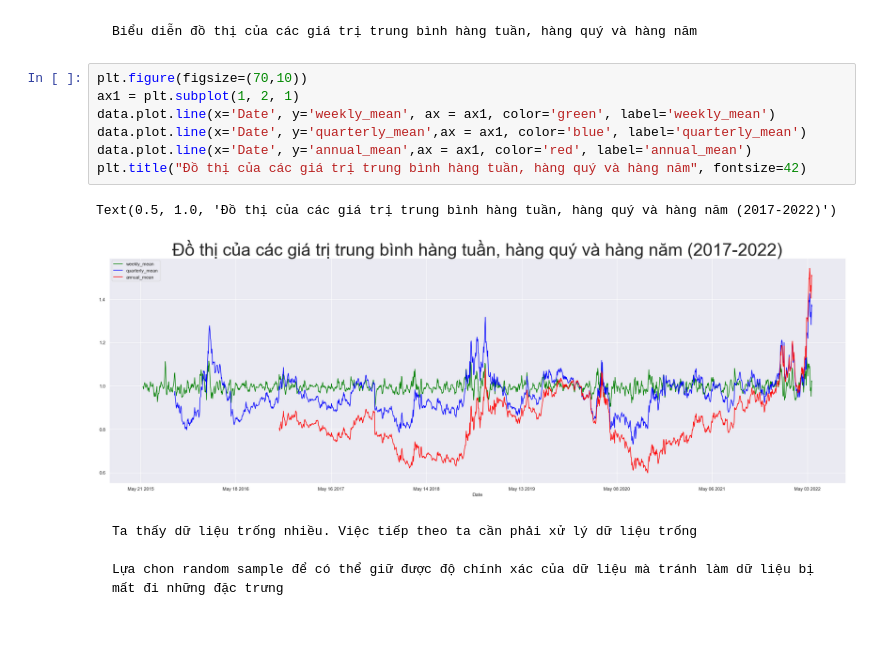
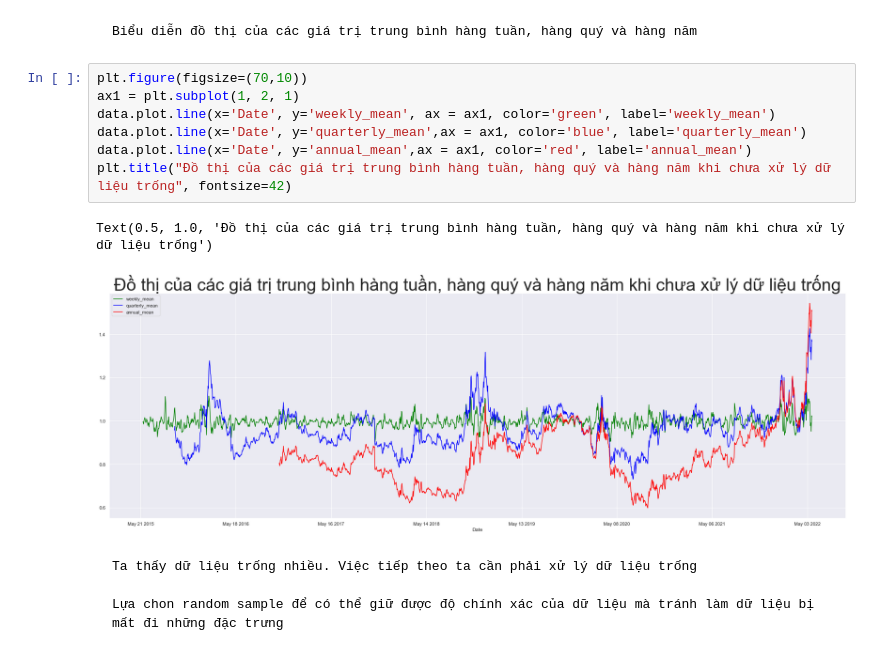
Before and after one commit to LeManhDuy/Data-Science-Stock-Price-Prediction, a Jupyter notebook: feature_engineering.ipynb, the cells around one changed output. Saved outputs shown, nothing was run; the diff lists cells and outputs as text.

```diff
--- a/feature_engineering.ipynb
+++ b/feature_engineering.ipynb
@@ -135,13 +135,13 @@ data.head()
 # %%
 plt.figure(figsize=(70,10))
 ax1 = plt.subplot(1, 2, 1)
 data.plot.line(x='Date', y='weekly_mean', ax = ax1, color='green', label='weekly_mean')
 data.plot.line(x='Date', y='quarterly_mean',ax = ax1, color='blue', label='quarterly_mean')
 data.plot.line(x='Date', y='annual_mean',ax = ax1, color='red', label='annual_mean')
-plt.title("Đồ thị của các giá trị trung bình hàng tuần, hàng quý và hàng năm", fontsize=42)
+plt.title("Đồ thị của các giá trị trung bình hàng tuần, hàng quý và hàng năm khi chưa xử lý dữ liệu trống", fontsize=42)
 # %% [output]
-Text(0.5, 1.0, 'Đồ thị của các giá trị trung bình hàng tuần, hàng quý và hàng năm (2017-2022)')
+Text(0.5, 1.0, 'Đồ thị của các giá trị trung bình hàng tuần, hàng quý và hàng năm khi chưa xử lý dữ liệu trống')
-[figure, old version]
+[figure, new version]
 # %% [markdown]
     Ta thấy dữ liệu trống nhiều. Việc tiếp theo ta cần phải xử lý dữ liệu trống
 
```
Also changed, not shown: parts of 5 cells of this notebook.
